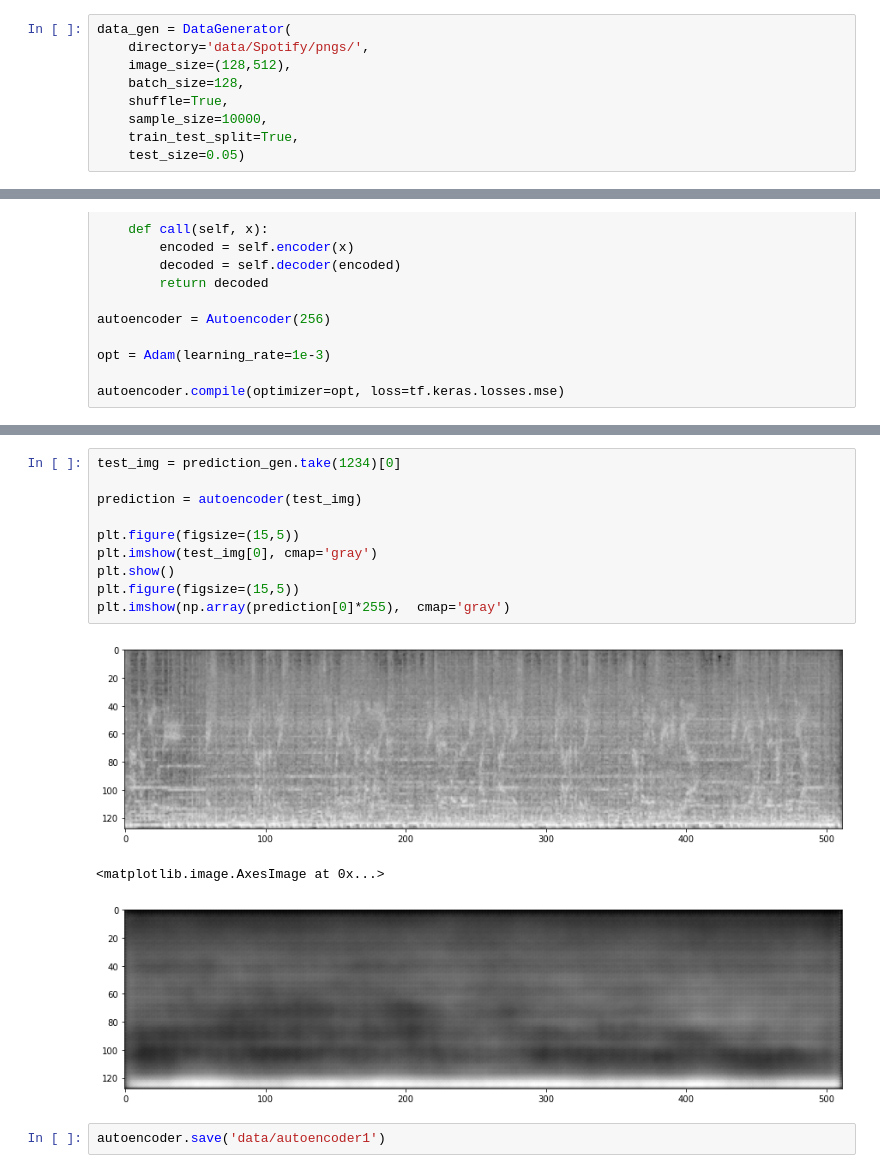
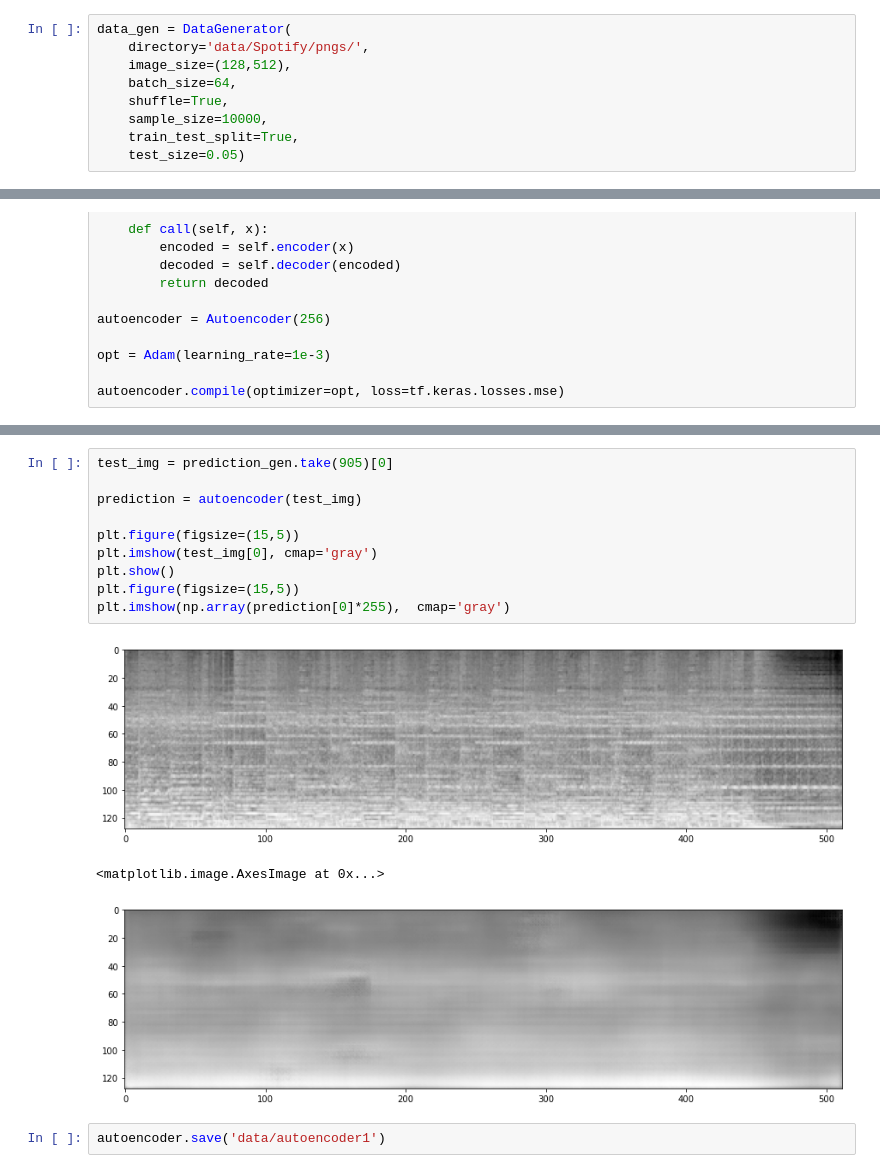
Before and after one commit to rollingstorms/Sound-Content-Music-Recommendation-System, a Jupyter notebook: Autoencoder.ipynb, the cells around one changed output, grey strips where cells are left out. Saved outputs shown, nothing was run; the diff lists cells and outputs as text.

```diff
--- a/Autoencoder.ipynb
+++ b/Autoencoder.ipynb
@@ -11,7 +11,7 @@ from src.DataGenerator import DataGenerator
 data_gen = DataGenerator(
     directory='data/Spotify/pngs/',
     image_size=(128,512),
-    batch_size=128,
+    batch_size=64,
     shuffle=True,
     sample_size=10000,
     train_test_split=True,
@@ -92,17 +99,17 @@ Found 11052 files for Generator set
 # %%
-test_img = prediction_gen.take(1234)[0]
+test_img = prediction_gen.take(905)[0]
 
 prediction = autoencoder(test_img)
 
 plt.figure(figsize=(15,5))
 plt.imshow(test_img[0], cmap='gray')
 plt.show()
 plt.figure(figsize=(15,5))
 plt.imshow(np.array(prediction[0]*255),  cmap='gray')
 # %% [output]
-[figure, old version]
+[figure, new version]
 <matplotlib.image.AxesImage at 0x...>
-[figure, old version]
+[figure, new version]
 # %%
 autoencoder.save('data/autoencoder1')
 # %% [output]
```
Also changed, not shown: parts of 3 cells of this notebook, 2 other files.
